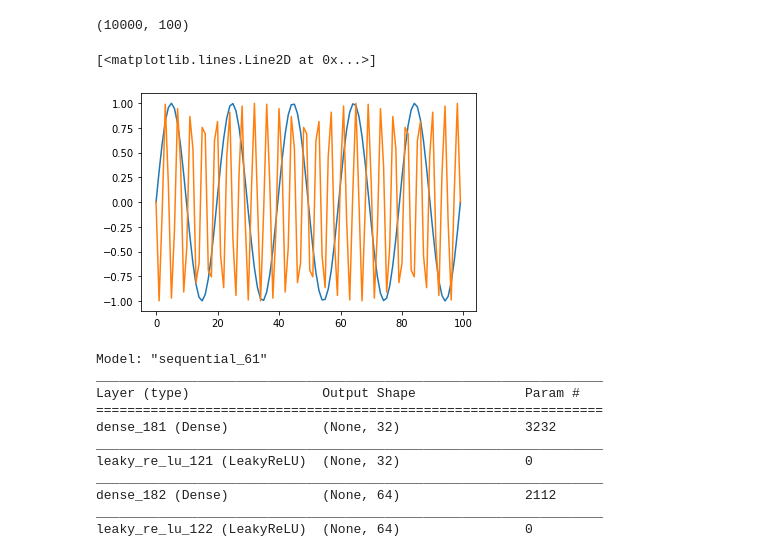
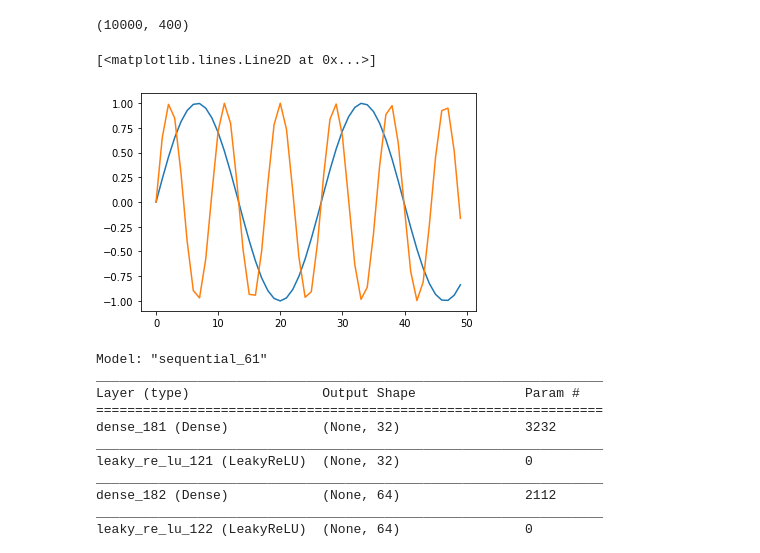
Before and after one commit to vasilevIT/emg-interface, a Jupyter notebook: gan_1d_mnist.ipynb, the cells around one changed output. Drawn from its saved outputs; the diff is of its cells as text; code cells hidden in the pictures.

```diff
--- a/gan_1d_mnist.ipynb
+++ b/gan_1d_mnist.ipynb
@@ -11,21 +11,21 @@ from tqdm import tqdm
 from keras.layers.advanced_activations import LeakyReLU
 from keras.optimizers import Adam
 
-def get_sin(length=100, f=10, max_time=50):
+def get_sin(length=400, f=10, max_time=50):
     w = 2. * np.pi * f
     t = np.linspace(0, max_time, length)
     return np.sin(w * t)
 
-def gen_signal(length=100):
-    return get_sin(length, 10, 50)
+def gen_signal(length=400):
+    return get_sin(length, 4*15, 100)
 
-def get_noise(length=100):
+def get_noise(length=400):
     real_f = 50
     noise_f = np.random.randint(low=-5,high=5)
     f = real_f + noise_f
-    return get_sin(length, f,50)
+    return get_sin(length, f, 400)
 
-def get_noise_signal(length=100):
+def get_noise_signal(length=400):
     return gen_signal(length) + get_noise(length)
 
 def get_noise_batch(batch_size):
@@ -43,8 +43,7 @@ def load_data():
 #     x_train = x_train.reshape(60000, 784)
     x_train = []
     for i in range(10000):
-        x = []
-        y = get_sin()
+        y = gen_signal()
         x_train.append(y)
     return (np.array(x_train))
 
@@ -53,7 +52,7 @@ def adam_optimizer():
 
 def create_generator():
     generator=Sequential()
-    generator.add(Dense(units=32,input_dim=100))
+    generator.add(Dense(units=32,input_dim=400))
     generator.add(LeakyReLU(0.2))
 
     generator.add(Dense(units=64))
@@ -63,14 +62,14 @@ def create_generator():
 #     generator.add(LeakyReLU(0.2))
 
 #     generator.add(Dense(units=100, activation='tanh'))
-    generator.add(Dense(units=100))
+    generator.add(Dense(units=400))
 
     generator.compile(loss='binary_crossentropy', optimizer=adam_optimizer())
     return generator
 
 def create_discriminator():
     discriminator=Sequential()
-    discriminator.add(Dense(units=64,input_dim=100))
+    discriminator.add(Dense(units=64,input_dim=400))
     discriminator.add(LeakyReLU(0.2))
     discriminator.add(Dropout(0.3))
 
@@ -85,7 +84,7 @@ def create_discriminator():
 
 def create_gan(discriminator, generator):
     discriminator.trainable=False
-    gan_input = Input(shape=(100,))
+    gan_input = Input(shape=(400,))
     x = generator(gan_input)
     gan_output= discriminator(x)
     gan= Model(inputs=gan_input, outputs=gan_output)
@@ -109,7 +108,7 @@ def plot_generated_images(X_train, epoch, generator, examples=100, dim=(10,10),
     plt.savefig('gan_generated_image %d.png' %epoch)
 
 
-def training(X_train, epochs=1, batch_size=128):
+def training(X_train, X_noise, epochs=1, batch_size=128):
 
     #Loading the data
     batch_count = X_train.shape[0] / batch_size
@@ -119,33 +118,14 @@ def training(X_train, epochs=1, batch_size=128):
     discriminator= create_discriminator()
     gan = create_gan(discriminator, generator)
 
-    image_batch =X_train[np.random.randint(low=0,high=X_train.shape[0],size=X_train.shape[0])]
-
-    noise_signal = get_noise_batch(X_train.shape[0])
-    generated_images = g.predict(noise_signal)
-    #Construct different batches of  real and fake data
-    X= np.concatenate([image_batch,noise_signal, generated_images])
-
-    # Labels for generated and real data
-    y_dis=np.zeros((3*X_train.shape[0],2))
-    y_dis[:,1] = 1
-    discriminator.trainable=True
-    discriminator.fit(X, y_dis, epochs=3)
-
     for e in range(1,epochs+1 ):
         print("Epoch %d" %e)
         for _ in tqdm(range(batch_size)):
-        #generate  random noise as an input  to  initialize the  generator
-#             noise= np.random.normal(0,1, [batch_size, 100])
             # Get a random set of  real images
             image_batch =X_train[np.random.randint(low=0,high=X_train.shape[0],size=batch_size)]
 
-            noise_signal = get_noise_batch(batch_size)
-#             print(image_batch[0])
-#             print(noise_signal[0])
-#             plt.plot(image_batch[0])
-#             plt.plot(noise_signal[0])
-#             break
+            noise_signal = X_noise[np.random.randint(low=0,high=X_noise.shape[0],size=batch_size)]
+
             # Generate fake MNIST images from noised input
             generated_images = generator.predict(noise_signal)
 
@@ -156,40 +136,39 @@ def training(X_train, epochs=1, batch_size=128):
             # Labels for generated and real data
             y_dis=np.zeros((3*batch_size,2))
             y_dis[:,1] = 1
             y_dis[:2*batch_size]=[1,0]
 
             #Pre train discriminator on  fake and real data  before starting the gan.
             discriminator.trainable=True
             discriminator.train_on_batch(X, y_dis)
 
-            #Tricking the noised input of the Generator as real data
-#             noise= np.random.normal(0,1, [batch_size, 100])
             y_gen = np.ones((batch_size,2))
             y_gen[:,1] = 1
 
             # During the training of gan,
             # the weights of discriminator should be fixed.
             #We can enforce that by setting the trainable flag
             discriminator.trainable=False
 
             #training  the GAN by alternating the training of the Discriminator
             #and training the chained GAN model with Discriminator’s weights freezed.
             gan.train_on_batch(noise_signal, y_gen)
 
         if e == 1 or e % 2 == 0:
 
             plot_generated_images(X_train, e, generator, 3)
     return (generator, discriminator)
 
 (X_train)=load_data()
 print(X_train.shape)
-
-plt.plot(X_train[0])
-plt.plot(get_noise())
+# print(X_train[0])
+# plt.plot(X_train[0])
+plt.plot(X_train[0][:50])
+plt.plot(get_noise()[:50])
 # %% [output]
-(10000, 100)
+(10000, 400)
 [<matplotlib.lines.Line2D at 0x...>]
-[figure, old version]
+[figure, new version]
 # %%
 g=create_generator()
 g.summary()
```
Also changed, not shown: parts of 3 cells of this notebook.
